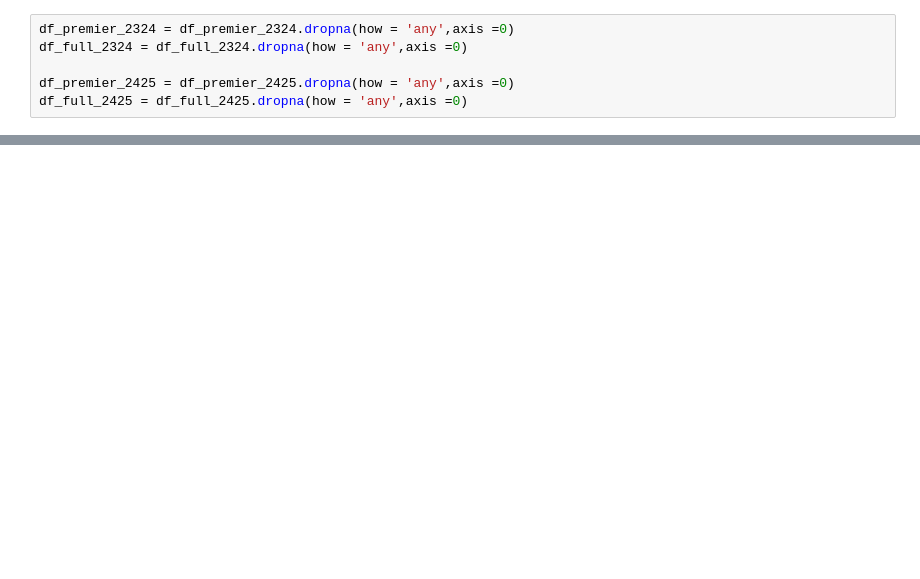
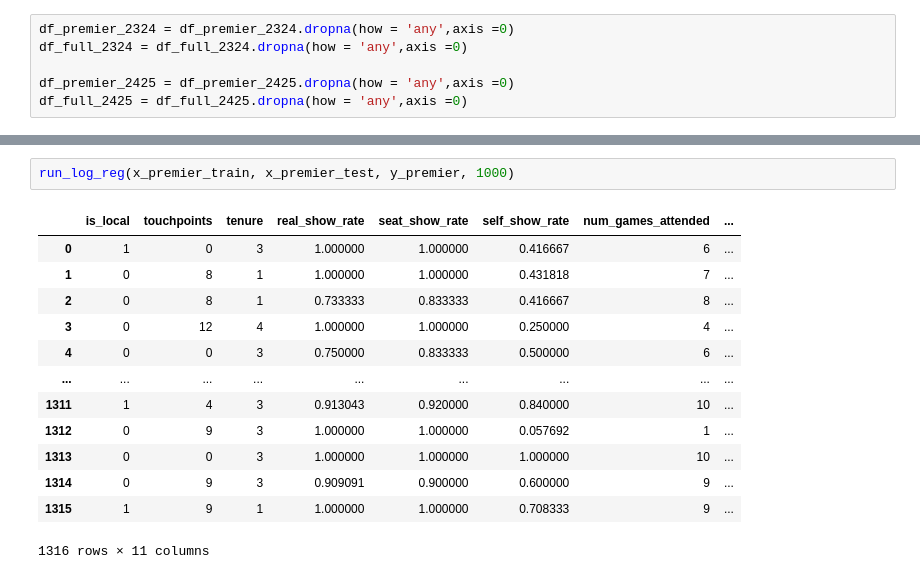
Before and after one commit to riffere-fla/pandas_party, a Jupyter notebook: renewal_scoring_2526.ipynb, the cells around one changed output, grey strips where cells are left out. Drawn from its saved outputs; the diff is of its cells as text; blank space fills up the shorter version.

```diff
--- a/renewal_scoring_2526.ipynb
+++ b/renewal_scoring_2526.ipynb
@@ -800,0 +931,16 @@ df_full_2425[df_full_2425['predicted_renew_percentage'] < 0.5]
+# %%
+run_log_reg(x_premier_train, x_premier_test, y_premier, 1000)
+# %% [output]
+|  | is_local | touchpoints | tenure | real_show_rate | seat_show_rate | self_show_rate | num_games_attended | ... |
+| 0 | 1 | 0 | 3 | 1.000000 | 1.000000 | 0.416667 | 6 | ... |
+| 1 | 0 | 8 | 1 | 1.000000 | 1.000000 | 0.431818 | 7 | ... |
+| 2 | 0 | 8 | 1 | 0.733333 | 0.833333 | 0.416667 | 8 | ... |
+| 3 | 0 | 12 | 4 | 1.000000 | 1.000000 | 0.250000 | 4 | ... |
+| 4 | 0 | 0 | 3 | 0.750000 | 0.833333 | 0.500000 | 6 | ... |
+| ... | ... | ... | ... | ... | ... | ... | ... | ... |
+| 1311 | 1 | 4 | 3 | 0.913043 | 0.920000 | 0.840000 | 10 | ... |
+| 1312 | 0 | 9 | 3 | 1.000000 | 1.000000 | 0.057692 | 1 | ... |
+| 1313 | 0 | 0 | 3 | 1.000000 | 1.000000 | 1.000000 | 10 | ... |
+| 1314 | 0 | 9 | 3 | 0.909091 | 0.900000 | 0.600000 | 9 | ... |
+| 1315 | 1 | 9 | 1 | 1.000000 | 1.000000 | 0.708333 | 9 | ... |
+1316 rows × 11 columns
```
Also changed, not shown: parts of 16 cells of this notebook.
